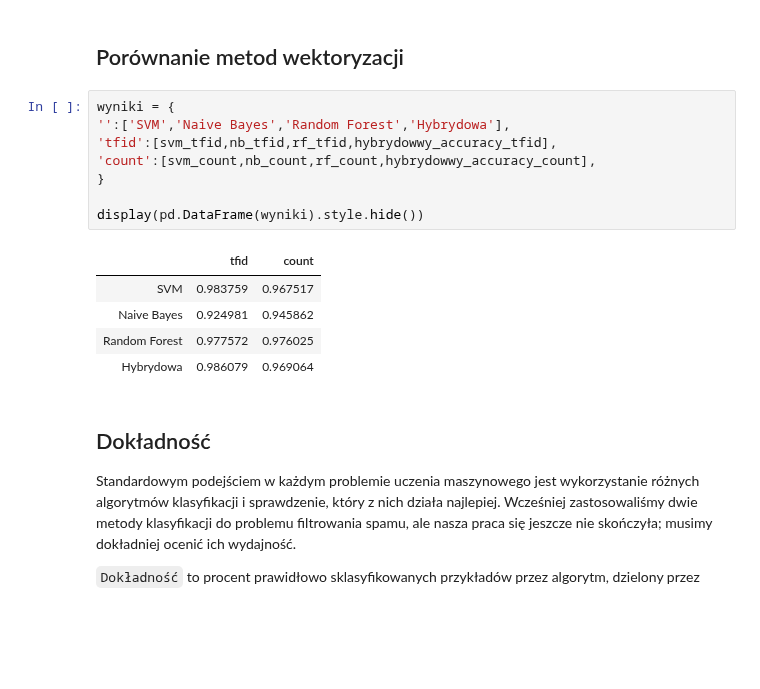
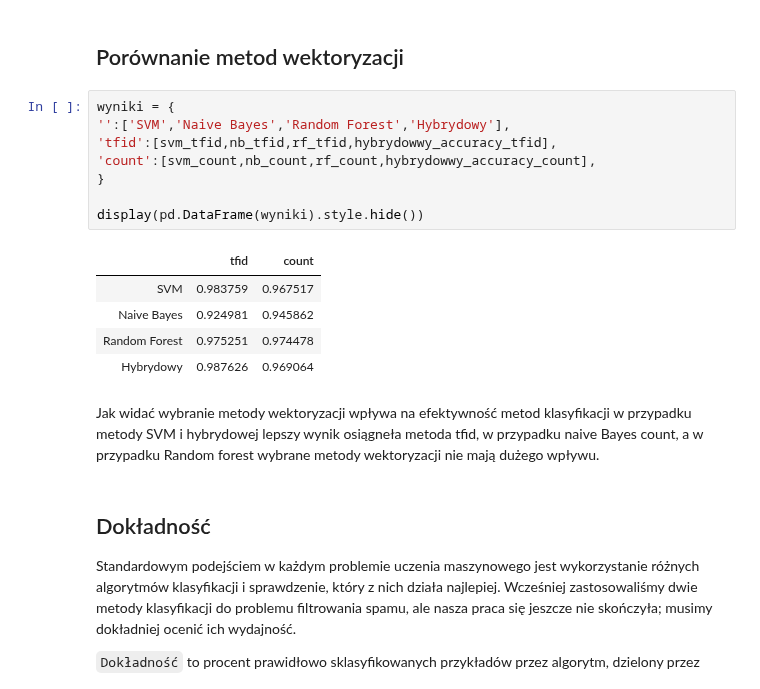
Before and after one commit to patrykzawadzkisggw/mad2, a Jupyter notebook: przyklad.ipynb, the cells around one changed output. Cells and saved outputs as stored; diff of their text form; blank space fills up the shorter version.

Commit message:
poprawki do metod wektoryzacji

```diff
--- a/przyklad.ipynb
+++ b/przyklad.ipynb
@@ -569,18 +569,20 @@ Skuteczność modelu hybrydowego:  0.9690641918020109
 ## Porównanie metod wektoryzacji
 # %%
 wyniki = {
-'':['SVM','Naive Bayes','Random Forest','Hybrydowa'],
+'':['SVM','Naive Bayes','Random Forest','Hybrydowy'],
 'tfid':[svm_tfid,nb_tfid,rf_tfid,hybrydowwy_accuracy_tfid],
 'count':[svm_count,nb_count,rf_count,hybrydowwy_accuracy_count],
 }
 
 display(pd.DataFrame(wyniki).style.hide())
 # %% [output]
 |  | tfid | count |
 | SVM | 0.983759 | 0.967517 |
 | Naive Bayes | 0.924981 | 0.945862 |
-| Random Forest | 0.977572 | 0.976025 |
-| Hybrydowa | 0.986079 | 0.969064 |
+| Random Forest | 0.975251 | 0.974478 |
+| Hybrydowy | 0.987626 | 0.969064 |
+# %% [markdown]
+Jak widać wybranie metody wektoryzacji wpływa na efektywność metod klasyfikacji w przypadku metody SVM i hybrydowej lepszy wynik osiągneła metoda tfid, w przypadku naive Bayes count, a w przypadku Random forest wybrane metody wektoryzacji nie mają dużego wpływu.
 # %% [markdown]
 ## Dokładność
 
```
Also changed, not shown: parts of 14 cells of this notebook.
